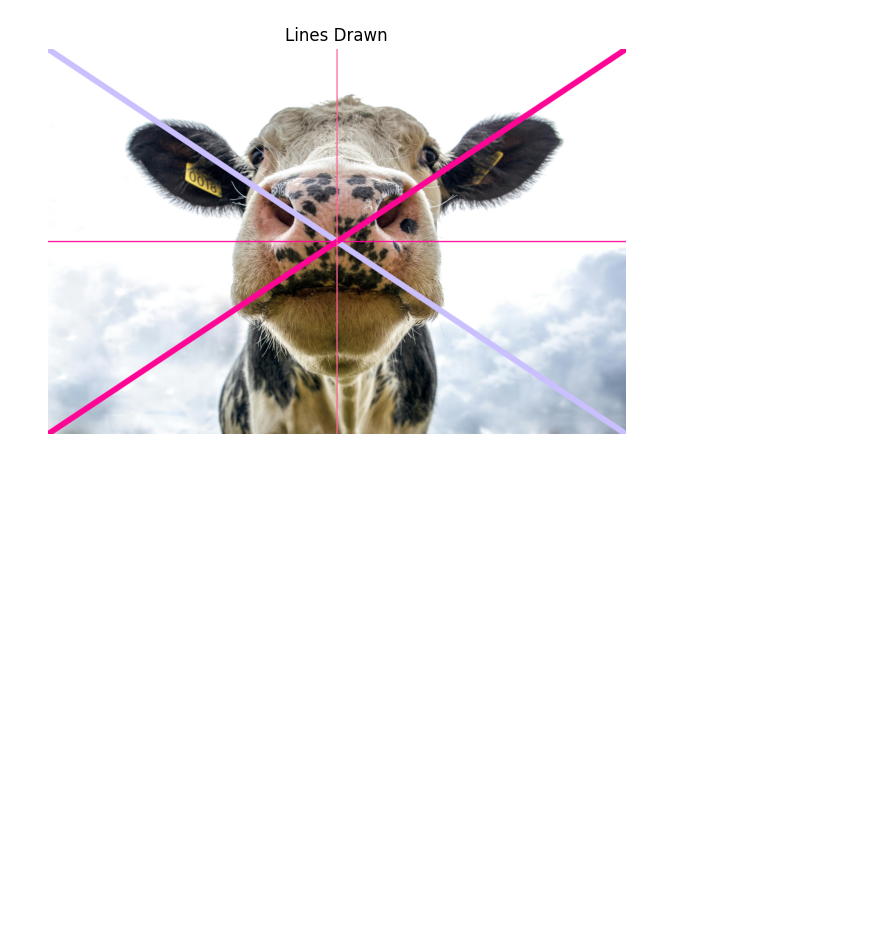
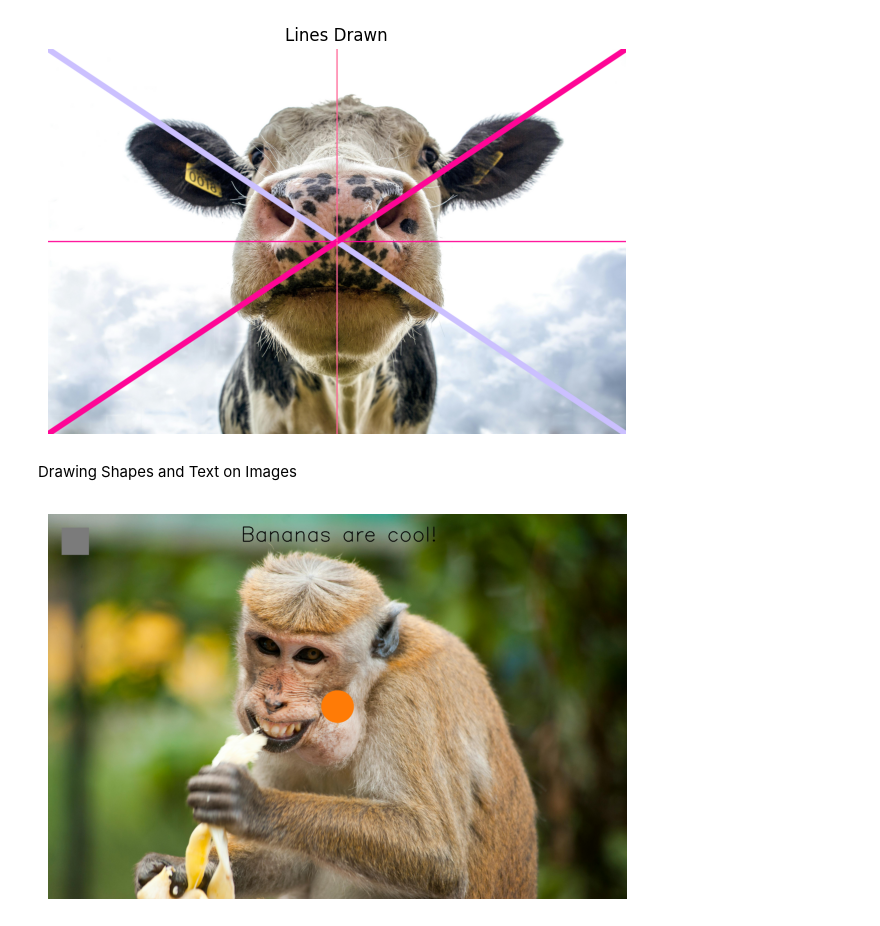
Before and after one commit to gautamvira/computer-vision-opencv, a Jupyter notebook: opencv_functions.ipynb, the cells around one changed output. Cells and saved outputs as stored; diff of their text form; code cells hidden in the pictures; blank space fills up the shorter version.

```diff
--- a/opencv_functions.ipynb
+++ b/opencv_functions.ipynb
@@ -109,3 +109,16 @@ ax.axis('off')
 plt.show()
 # %% [output]
 [figure]
+# %% [markdown]
+Drawing Shapes and Text on Images
+# %%
+image = cv2.cvtColor(cv2.imread('assets/monkey.jpg'), cv2.COLOR_BGR2RGB)
+img = cv2.rectangle(image, (100,100), (300,300), (123,123,123), -1) #-1 to fill
+img = cv2.circle(img, (len(img[0])//2, len(img)//2), 120, (255,123,6), -1)
+img = cv2.putText(img, 'Bananas are cool!', (len(img)//2, 200), cv2.FONT_ITALIC, 5, (0,0,0), 5, cv2.LINE_AA)
+fig, ax = plt.subplots(figsize=(10,5))
+ax.imshow(img)
+ax.axis('off')
+plt.show()
+# %% [output]
+[figure, added]
```
